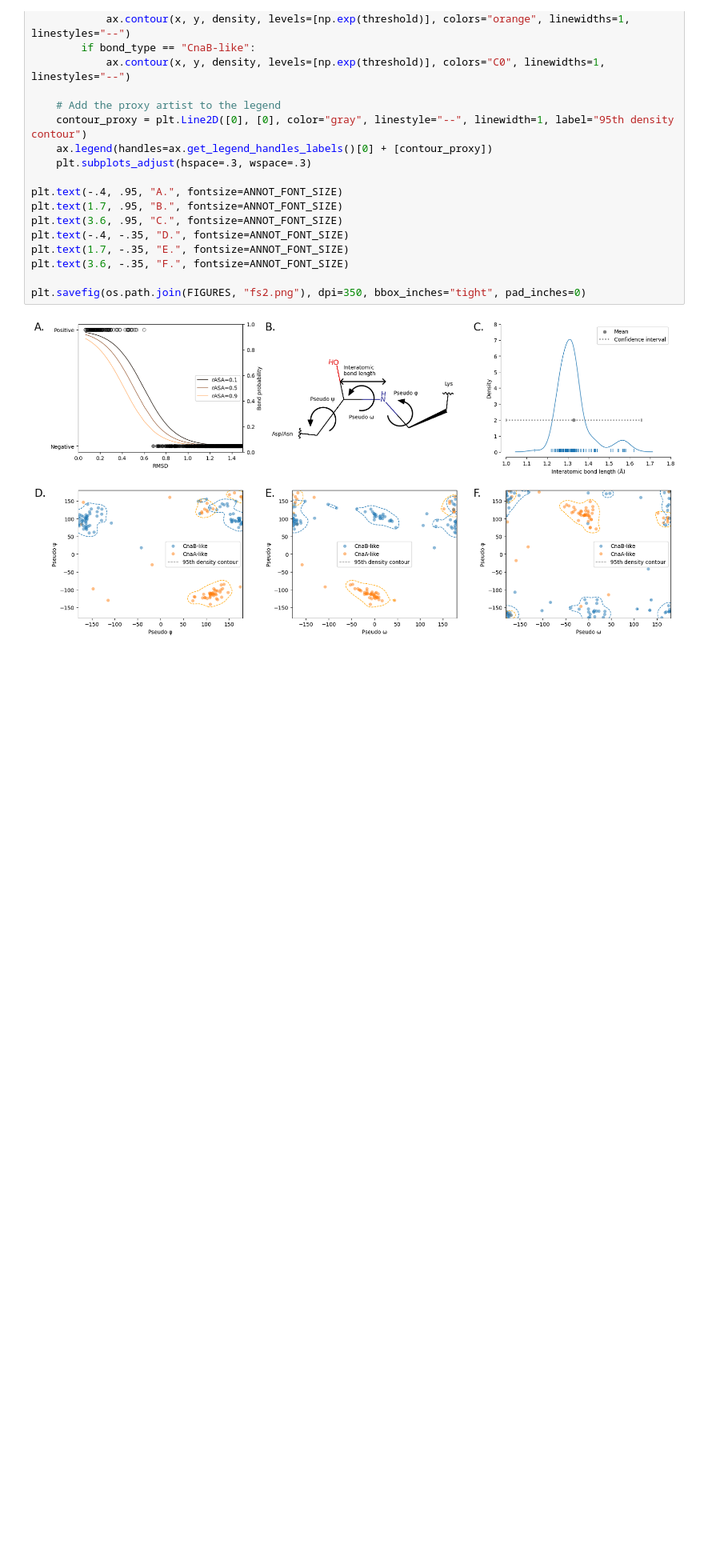
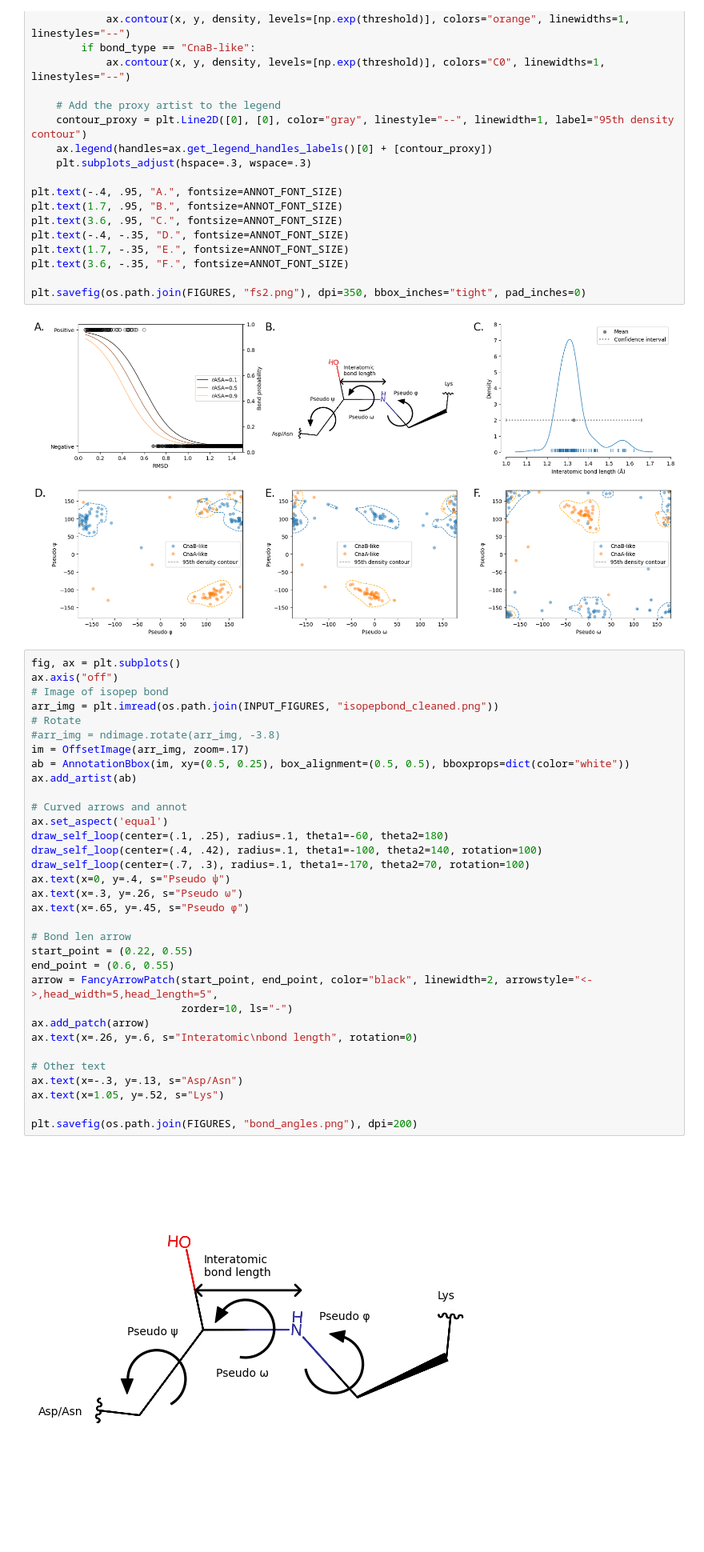
Before and after one commit to FranceCosta/Isopeptor_development, a Jupyter notebook: notebooks/20241213_figures_v2.ipynb, the cells around one changed output. Shown at 80% size. Saved outputs shown, nothing was run; the diff lists cells and outputs as text; blank space fills up the shorter version.

```diff
--- a/notebooks/20241213_figures_v2.ipynb
+++ b/notebooks/20241213_figures_v2.ipynb
@@ -432,3 +432,38 @@ plt.text(3.6, -.35, "F.", fontsize=ANNOT_FONT_SIZE)
 plt.savefig(os.path.join(FIGURES, "fs2.png"), dpi=350, bbox_inches="tight", pad_inches=0)
 # %% [output]
 [figure]
+# %%
+fig, ax = plt.subplots()
+ax.axis("off")
+# Image of isopep bond
+arr_img = plt.imread(os.path.join(INPUT_FIGURES, "isopepbond_cleaned.png"))
+# Rotate
+#arr_img = ndimage.rotate(arr_img, -3.8)
+im = OffsetImage(arr_img, zoom=.17)
+ab = AnnotationBbox(im, xy=(0.5, 0.25), box_alignment=(0.5, 0.5), bboxprops=dict(color="white"))
+ax.add_artist(ab)
+
+# Curved arrows and annot
+ax.set_aspect('equal')
+draw_self_loop(center=(.1, .25), radius=.1, theta1=-60, theta2=180)
+draw_self_loop(center=(.4, .42), radius=.1, theta1=-100, theta2=140, rotation=100)
+draw_self_loop(center=(.7, .3), radius=.1, theta1=-170, theta2=70, rotation=100)
+ax.text(x=0, y=.4, s="Pseudo ψ")
+ax.text(x=.3, y=.26, s="Pseudo ω")
+ax.text(x=.65, y=.45, s="Pseudo φ")
+
+# Bond len arrow
+start_point = (0.22, 0.55)
+end_point = (0.6, 0.55)
+arrow = FancyArrowPatch(start_point, end_point, color="black", linewidth=2, arrowstyle="<->,head_width=5,head_length=5",
+                        zorder=10, ls="-")
+ax.add_patch(arrow)
+ax.text(x=.26, y=.6, s="Interatomic\nbond length", rotation=0)
+
+# Other text
+ax.text(x=-.3, y=.13, s="Asp/Asn")
+ax.text(x=1.05, y=.52, s="Lys")
+
+plt.savefig(os.path.join(FIGURES, "bond_angles.png"), dpi=200)
+# %% [output]
+[figure, added]
```
Also changed, not shown: 1 other file.
